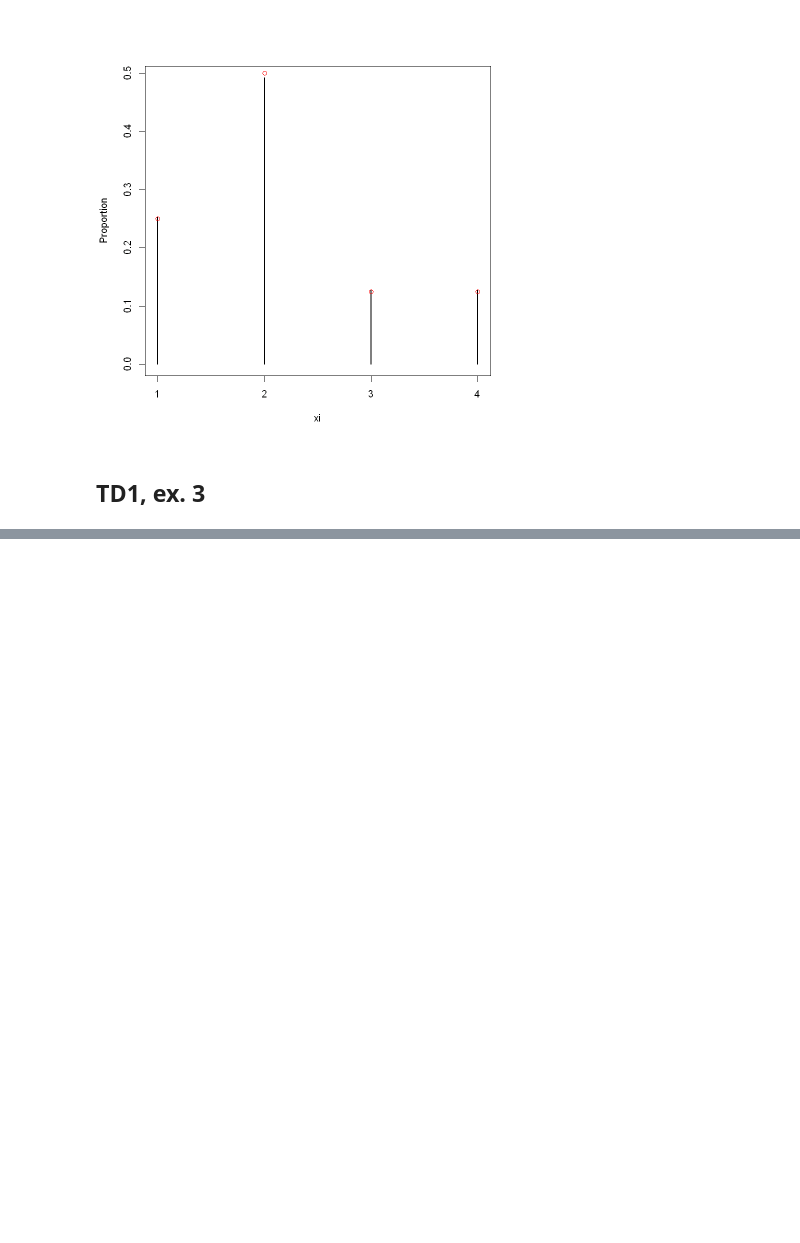
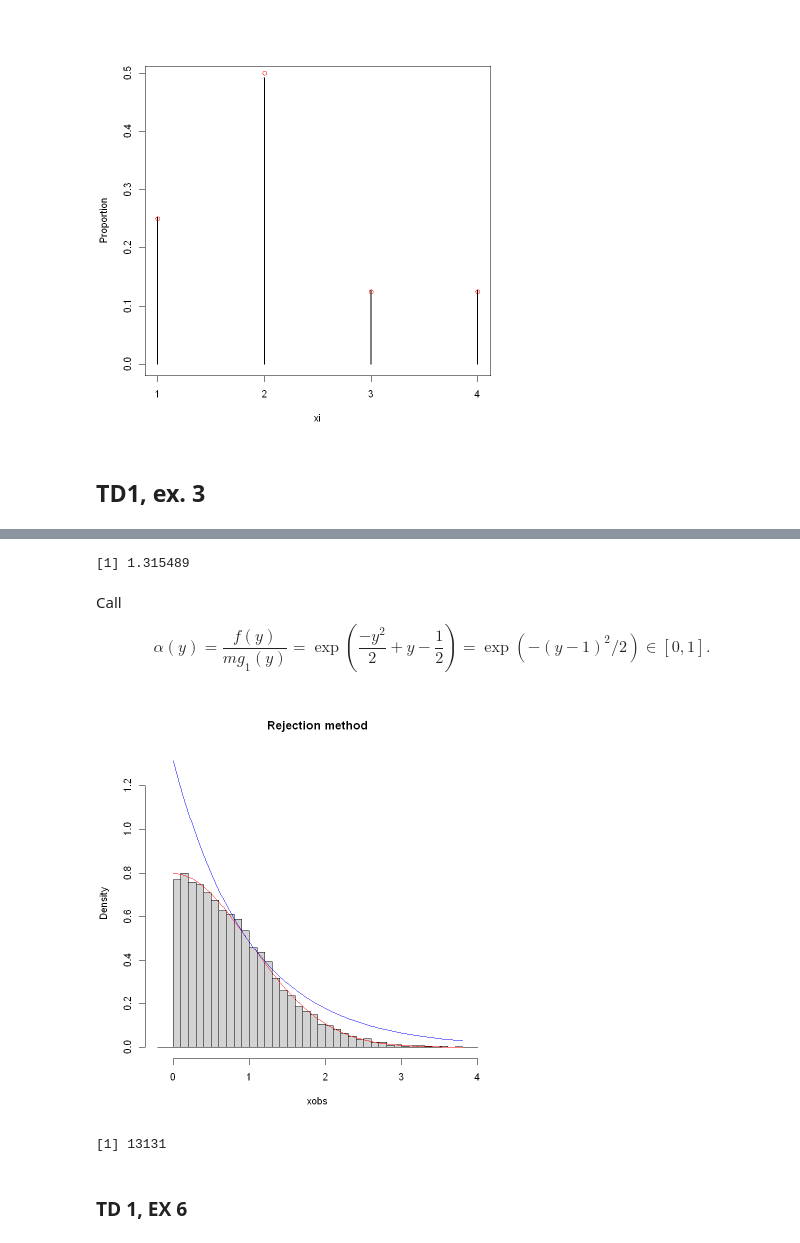
Before and after one commit to valentinagrea2001-sketch/Computational-statistics, a Jupyter notebook: 1_Generation_of_random_variables.ipynb, the cells around one changed output, grey strips where cells are left out. Drawn from its saved outputs; the diff is of its cells as text; code cells hidden in the pictures; blank space fills up the shorter version.

```diff
--- a/file_1.ipynb
+++ b/1_Generation_of_random_variables.ipynb
@@ -152,0 +266,50 @@ points(1:4, probasX, col="red")                                   # rajoute les
+# %%
+m <- sqrt(2/pi)*exp(1/2)
+
+print(m)
+# %% [output]
+[1] 1.315489
+# %% [markdown]
+Call
+$$
+\alpha(y) = \dfrac{f(y)}{m g_{1}(y)} = \exp\left(\dfrac{-y^2}{2} + y - \dfrac{1}{2}\right) = \exp\left( -(y-1)^2/2 \right) \in [0,1].
+$$
+# %%
+nsimu <- 10000                        # observations
+xobs <- numeric(nsimu)
+compt <- 0
+
+for (i in 1:nsimu) {
+
+    u <- runif(1)
+    y <- rexp(1)                      # INSTRUMENTAL DENSITY
+    compt <- compt + 1
+
+    while (u > exp(-(y-1)^2/2)) {     # ALPHA(y)
+
+        u <- runif(1)
+        y <- rexp(1)                  # INSTRUMENTAL DENSITY
+        compt <- compt + 1
+    }
+
+    xobs[i] <- y
+}
+
+# histogram of observations
+hist(xobs, freq=FALSE, main="Rejection method", ylim=c(0, m), breaks=seq(min(xobs)-0.2, max(xobs)+0.2, by=0.1))
+
+xl <- seq(0, max(xobs), by=0.02)
+
+# true density of f
+lines(xl, sqrt(2/pi)*exp(-xl^2/2), col="red")
+
+# density of m*g
+lines(xl, m*dexp(xl), col="blue")
+# %% [output]
+[figure, added]
+# %%
+compt
+# %% [output]
+[1] 13131
+# %% [markdown]
+### TD 1, EX 6
```
Also changed, not shown: parts of 16 cells of this notebook.
